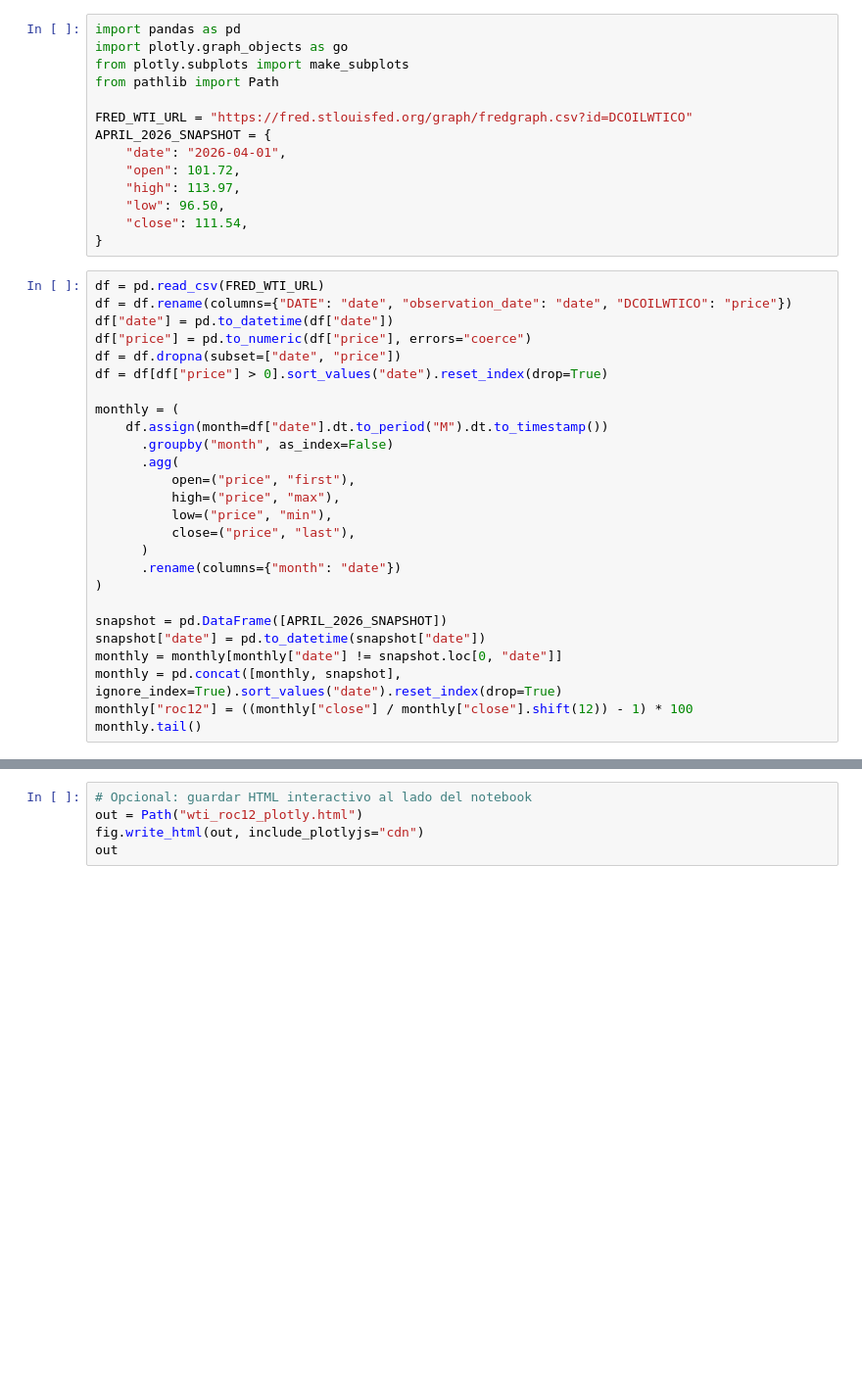
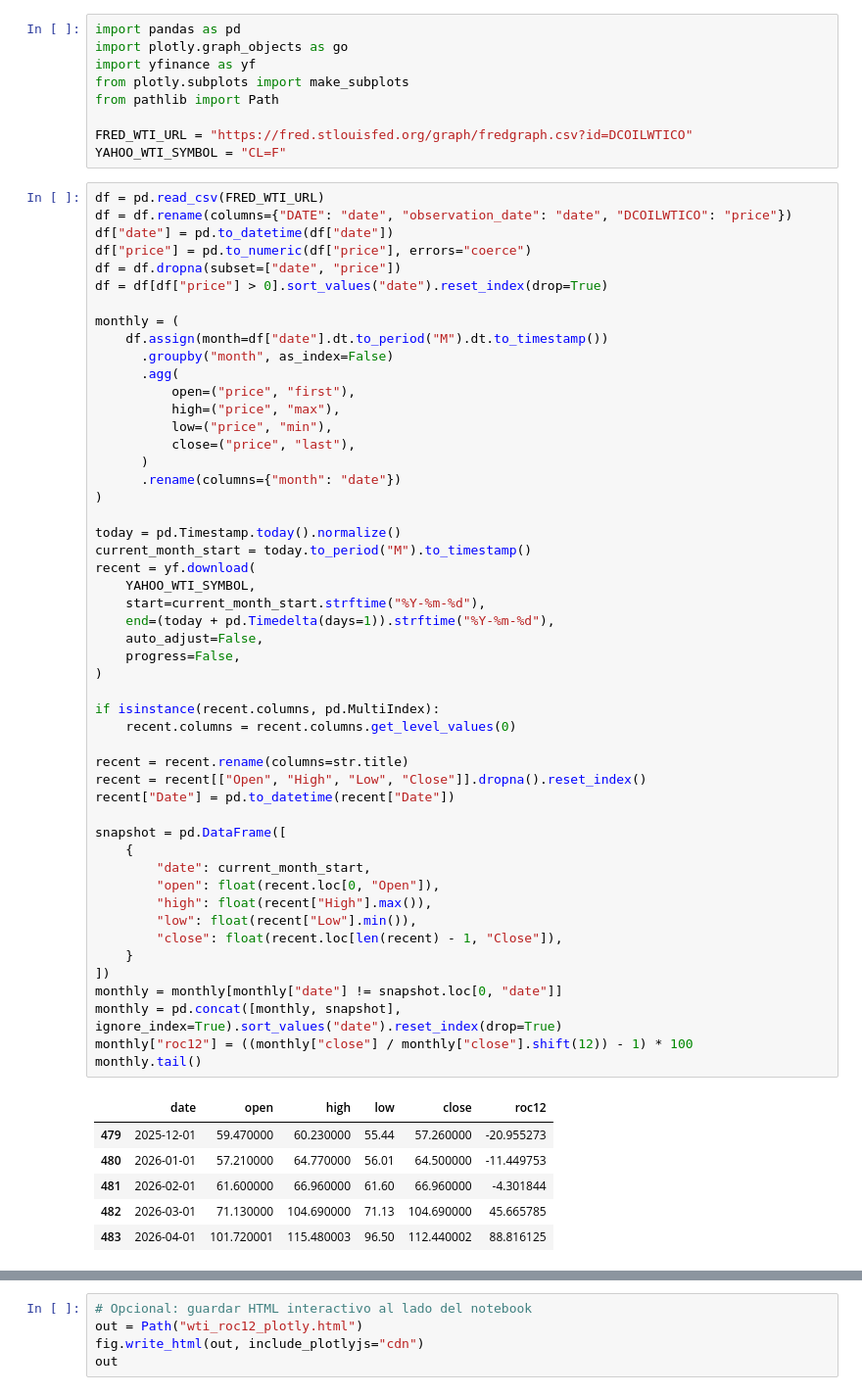
Before and after one commit to sebabecerra/historical-real-oil-price, a Jupyter notebook: ROC(12)/notebooks/wti_roc12_plotly.ipynb, the cells around one changed output, grey strips where cells are left out. Shown at 98% size. Cells and saved outputs as stored; diff of their text form; blank space fills up the shorter version.

Commit message:
Use Yahoo snapshot for ROC(12) and polish notes

```diff
--- a/ROC(12)/notebooks/wti_roc12_plotly.ipynb
+++ b/ROC(12)/notebooks/wti_roc12_plotly.ipynb
@@ -10,43 +10,69 @@ Replica sencilla del gráfico `ROC(12)` usando `pandas` y `plotly`.
 # %%
 import pandas as pd
 import plotly.graph_objects as go
+import yfinance as yf
 from plotly.subplots import make_subplots
 from pathlib import Path
 
 FRED_WTI_URL = "https://fred.stlouisfed.org/graph/fredgraph.csv?id=DCOILWTICO"
-APRIL_2026_SNAPSHOT = {
-    "date": "2026-04-01",
-    "open": 101.72,
-    "high": 113.97,
-    "low": 96.50,
-    "close": 111.54,
-}
+YAHOO_WTI_SYMBOL = "CL=F"
 # %%
 df = pd.read_csv(FRED_WTI_URL)
 df = df.rename(columns={"DATE": "date", "observation_date": "date", "DCOILWTICO": "price"})
 df["date"] = pd.to_datetime(df["date"])
 df["price"] = pd.to_numeric(df["price"], errors="coerce")
 df = df.dropna(subset=["date", "price"])
 df = df[df["price"] > 0].sort_values("date").reset_index(drop=True)
 
 monthly = (
     df.assign(month=df["date"].dt.to_period("M").dt.to_timestamp())
       .groupby("month", as_index=False)
       .agg(
           open=("price", "first"),
           high=("price", "max"),
           low=("price", "min"),
           close=("price", "last"),
       )
       .rename(columns={"month": "date"})
 )
 
-snapshot = pd.DataFrame([APRIL_2026_SNAPSHOT])
-snapshot["date"] = pd.to_datetime(snapshot["date"])
+today = pd.Timestamp.today().normalize()
+current_month_start = today.to_period("M").to_timestamp()
+recent = yf.download(
+    YAHOO_WTI_SYMBOL,
+    start=current_month_start.strftime("%Y-%m-%d"),
+    end=(today + pd.Timedelta(days=1)).strftime("%Y-%m-%d"),
+    auto_adjust=False,
+    progress=False,
+)
+
+if isinstance(recent.columns, pd.MultiIndex):
+    recent.columns = recent.columns.get_level_values(0)
+
+recent = recent.rename(columns=str.title)
+recent = recent[["Open", "High", "Low", "Close"]].dropna().reset_index()
+recent["Date"] = pd.to_datetime(recent["Date"])
+
+snapshot = pd.DataFrame([
+    {
+        "date": current_month_start,
+        "open": float(recent.loc[0, "Open"]),
+        "high": float(recent["High"].max()),
+        "low": float(recent["Low"].min()),
+        "close": float(recent.loc[len(recent) - 1, "Close"]),
+    }
+])
 monthly = monthly[monthly["date"] != snapshot.loc[0, "date"]]
 monthly = pd.concat([monthly, snapshot], ignore_index=True).sort_values("date").reset_index(drop=True)
 monthly["roc12"] = ((monthly["close"] / monthly["close"].shift(12)) - 1) * 100
 monthly.tail()
+# %% [output]
+|  | date | open | high | low | close | roc12 |
+| 479 | 2025-12-01 | 59.470000 | 60.230000 | 55.44 | 57.260000 | -20.955273 |
+| 480 | 2026-01-01 | 57.210000 | 64.770000 | 56.01 | 64.500000 | -11.449753 |
+| 481 | 2026-02-01 | 61.600000 | 66.960000 | 61.60 | 66.960000 | -4.301844 |
+| 482 | 2026-03-01 | 71.130000 | 104.690000 | 71.13 | 104.690000 | 45.665785 |
+| 483 | 2026-04-01 | 101.720001 | 115.480003 | 96.50 | 112.440002 | 88.816125 |
 # %%
 events = [
     ("1987 Crash", "1987-10-01"),
```
Also changed, not shown: parts of 3 cells of this notebook, 4 other files.
